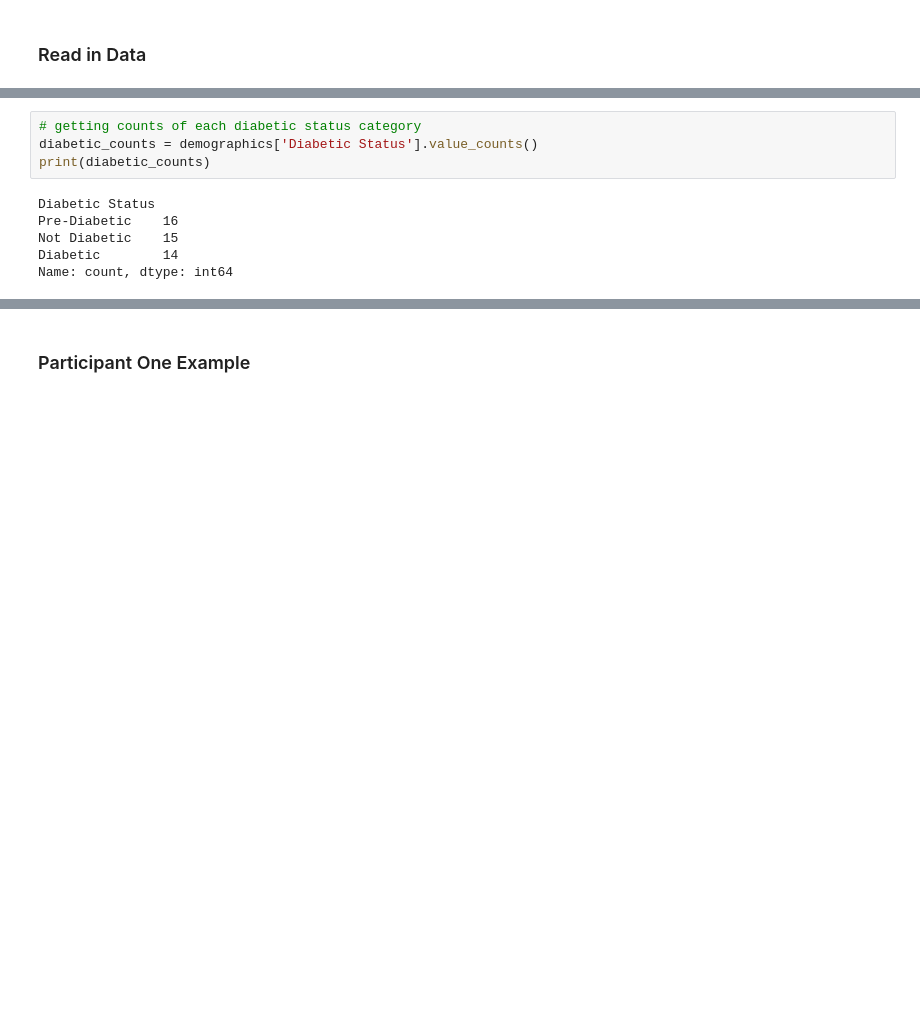
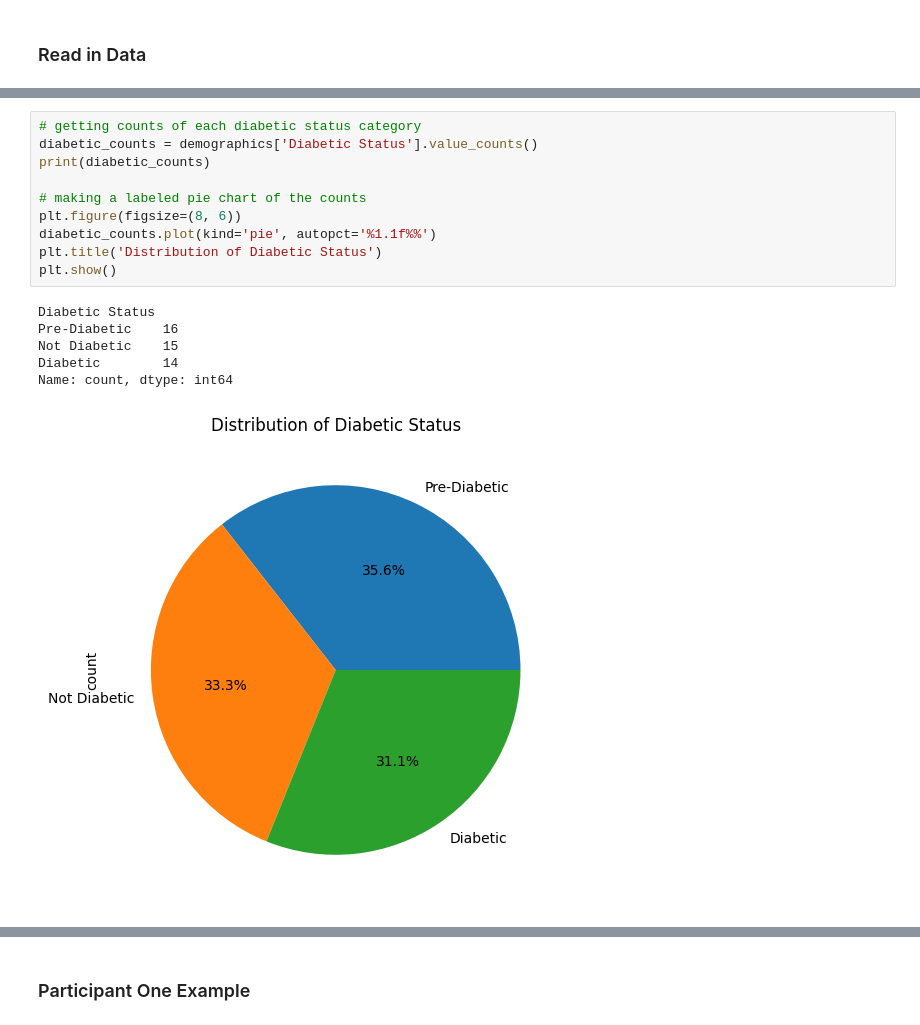
Before and after one commit to schowbey/m228-final-project, a Jupyter notebook: eda-sc.ipynb, the cells around one changed output, grey strips where cells are left out. Saved outputs shown, nothing was run; the diff lists cells and outputs as text; blank space fills up the shorter version.

```diff
--- a/eda-sc.ipynb
+++ b/eda-sc.ipynb
@@ -32,10 +34,17 @@ demographics.head(3)
 # %%
 # getting counts of each diabetic status category
 diabetic_counts = demographics['Diabetic Status'].value_counts()
 print(diabetic_counts)
+
+# making a labeled pie chart of the counts
+plt.figure(figsize=(8, 6))
+diabetic_counts.plot(kind='pie', autopct='%1.1f%%')
+plt.title('Distribution of Diabetic Status')
+plt.show()
 # %% [output]
 Diabetic Status
 Pre-Diabetic    16
 Not Diabetic    15
 Diabetic        14
 Name: count, dtype: int64
+[figure, added]
```
Also changed, not shown: parts of 8 cells of this notebook, 3 other files.
